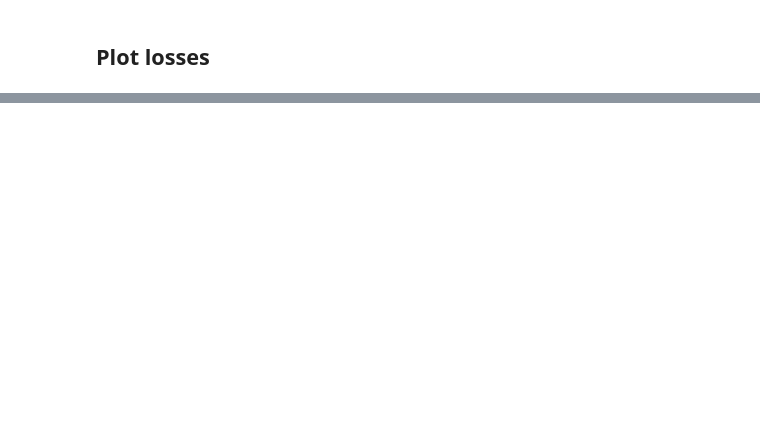
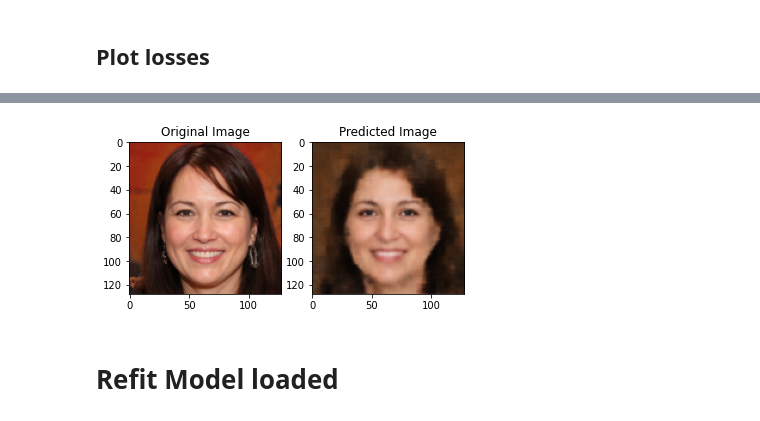
Before and after one commit to christophelanson/icangetyoursmile, a Jupyter notebook: notebooks/RomainCharleux/VAE Model from Mnist.ipynb, the cells around one changed output, grey strips where cells are left out. Cells and saved outputs as stored; diff of their text form; code cells hidden in the pictures; blank space fills up the shorter version.

```diff
--- a/notebooks/RomainCharleux/VAE Model from Mnist.ipynb
+++ b/notebooks/RomainCharleux/VAE Model from Mnist.ipynb
@@ -437,0 +448,2 @@ plt.imshow(res_f[0])
+# %%
+vae_encoder_2000 = loading_model("Vae_encoder_2000")
@@ -437,0 +452,2 @@ plt.imshow(res_f[0])
+# %%
+vae_decoder_2000 = loading_model("Vae_decoder_2000")
@@ -437,0 +456,18 @@ plt.imshow(res_f[0])
+# %%
+res2 = vae_encoder_2000.predict(X_st)
+# %%
+res2_f = vae_decoder_2000.predict(res2[0])
+# %%
+plt.subplot(1,2,1)
+plt.imshow(y[9])
+plt.title("Original Image")
+
+plt.subplot(1,2,2)
+plt.imshow(res2_f[9])
+plt.title("Predicted Image")
+
+plt.show()
+# %% [output]
+[figure, added]
+# %% [markdown]
+# Refit Model loaded
```
Also changed, not shown: parts of 28 cells of this notebook, 20 other files.
